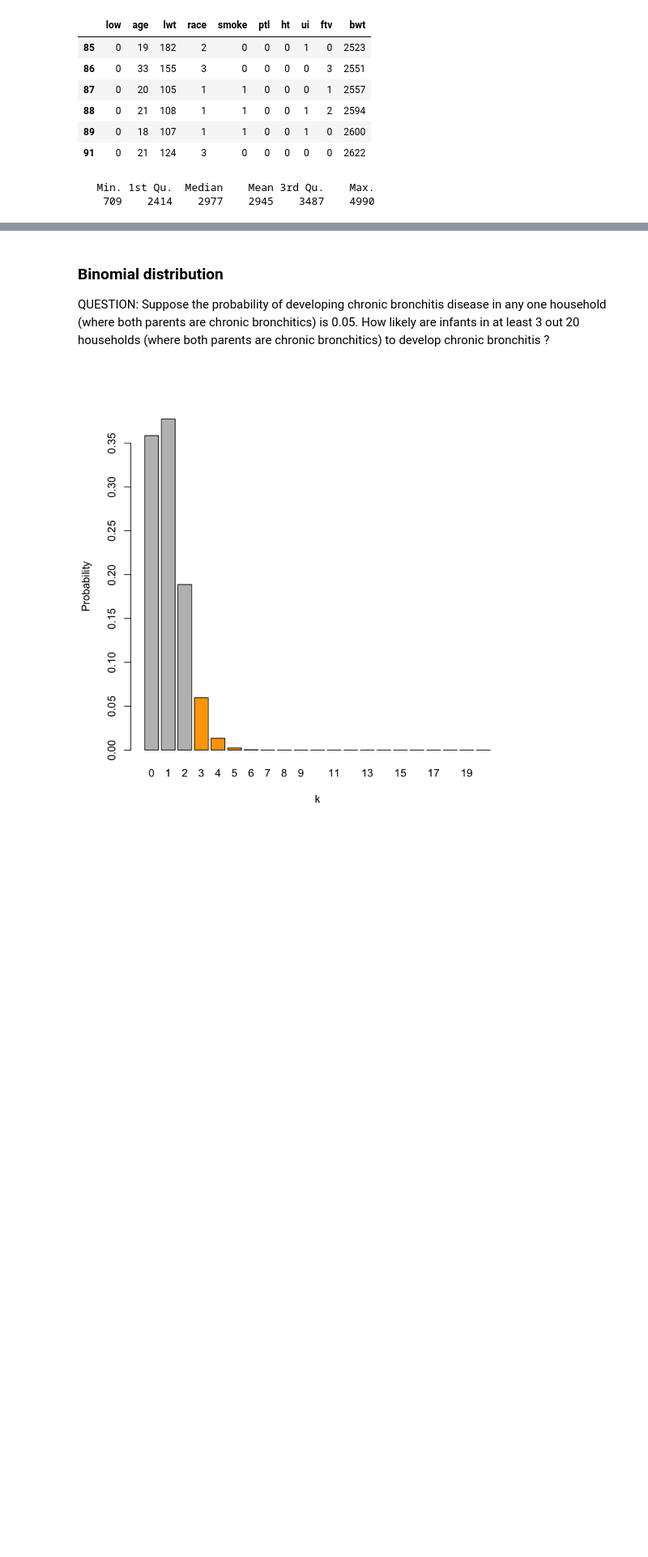
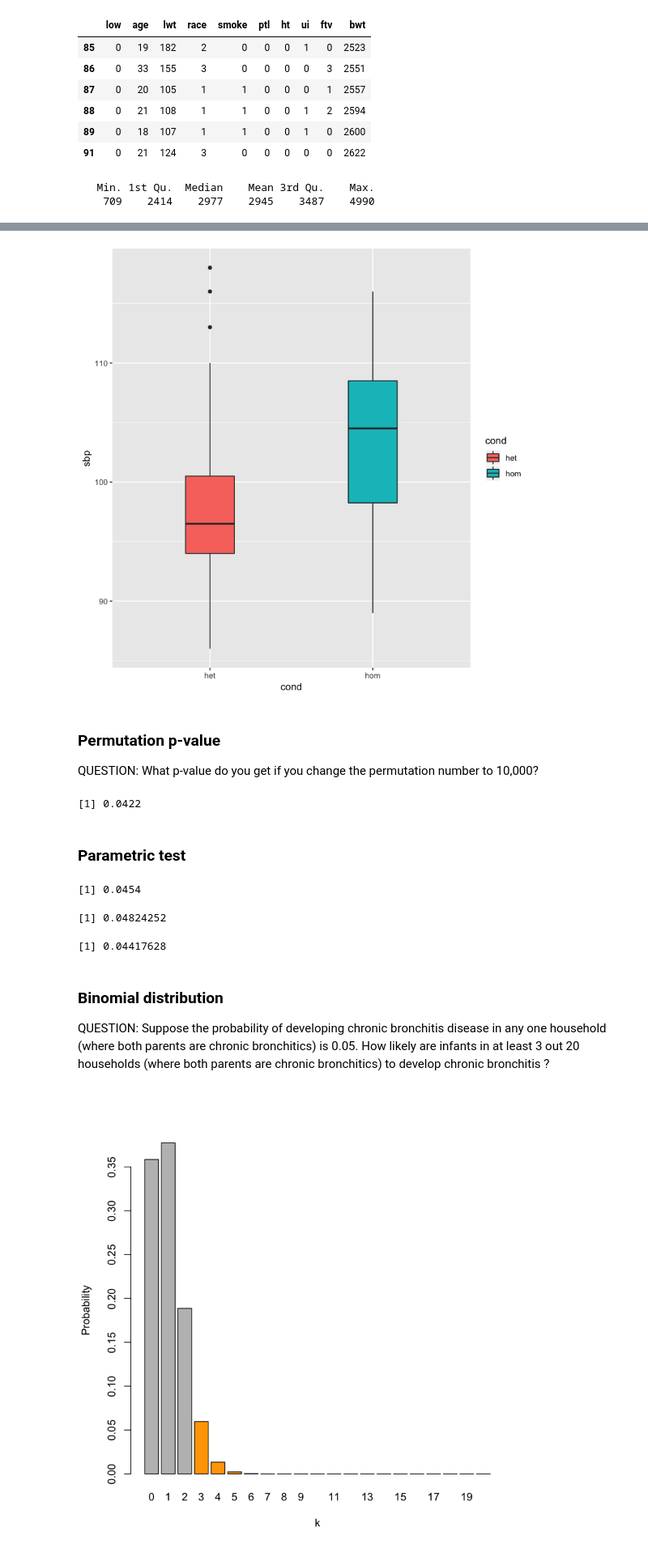
Before and after one commit to jihoonkim/lecturenotes, a Jupyter notebook: MSTP_bootcamp_2018/Rtutorial_draft.ipynb, the cells around one changed output, grey strips where cells are left out. Shown at 81% size. Drawn from its saved outputs; the diff is of its cells as text; code cells hidden in the pictures; blank space fills up the shorter version.

Commit message:
add permutation p-value

```diff
--- a/MSTP_bootcamp_2018/Rtutorial_draft.ipynb
+++ b/MSTP_bootcamp_2018/Rtutorial_draft.ipynb
@@ -329,3 +351,46 @@ summary(birthwt$bwt)
+# %%
+het = c(86, 88, 89, 89, 92, 93, 94, 94, 94,
+      95, 95, 96, 96, 97, 97, 98, 98, 99,
+      99, 101, 106, 107, 110, 113, 116, 118)
+hom = c(89, 90, 92, 93, 93, 96, 99, 99, 99, 102,
+  103, 104, 105, 106, 106, 107, 108, 108, 110, 110,
+  112, 114, 116, 116)
+cond = c(rep("het", length(het)), rep("hom", length(hom)))
+dat <- data.frame( cond, sbp=c(het, hom) )
+ggplot(dat, aes(x=cond, y=sbp, fill=cond)) +
+  geom_boxplot(width=0.3)
+# %% [output]
+[figure, added]
+# %% [markdown]
+### Permutation p-value
+QUESTION: What p-value do you get if you change the permutation number to 10,000?
+# %%
+set.seed(2018)
+diff.obs = mean(hom) - mean(het)
+n.perm=5000
+diff.perm=rep(NA, n.perm)
+len.het=length(het)
+len.hom=length(hom)
+hethom = c(het, hom)
+for (i in 1 : n.perm) {
+    het.perm = sample(hethom, len.het, replace=TRUE)
+    hom.perm = sample(hethom, len.hom, replace=TRUE)
+    diff.perm[i] = mean(hom.perm) - mean(het.perm)
+ }
+p.perm = sum( abs(diff.perm) >= abs(diff.obs) ) / n.perm
+print(p.perm)
+# %% [output]
+[1] 0.0422
+# %% [markdown]
+### Parametric test
+# %%
+print(p.perm)
+t.test(het, hom)$p.value
+wilcox.test(het, hom, exact=FALSE)$p.value
+# %% [output]
+[1] 0.0454
+[1] 0.04824252
+[1] 0.04417628
 # %% [markdown]
 ### Binomial distribution
 QUESTION: Suppose the probability of developing chronic bronchitis disease in any one household (where both parents are chronic bronchitics) is 0.05. How likely are infants in at least 3 out 20 households (where both parents are chronic bronchitics) to develop chronic bronchitis ?
```
Also changed, not shown: parts of 9 cells of this notebook.
